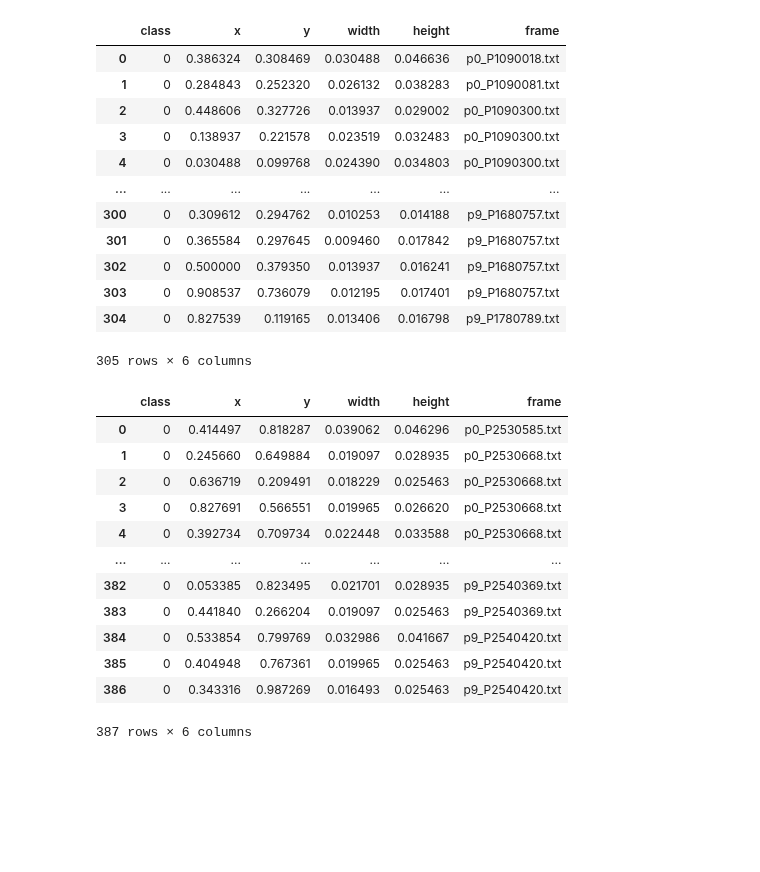
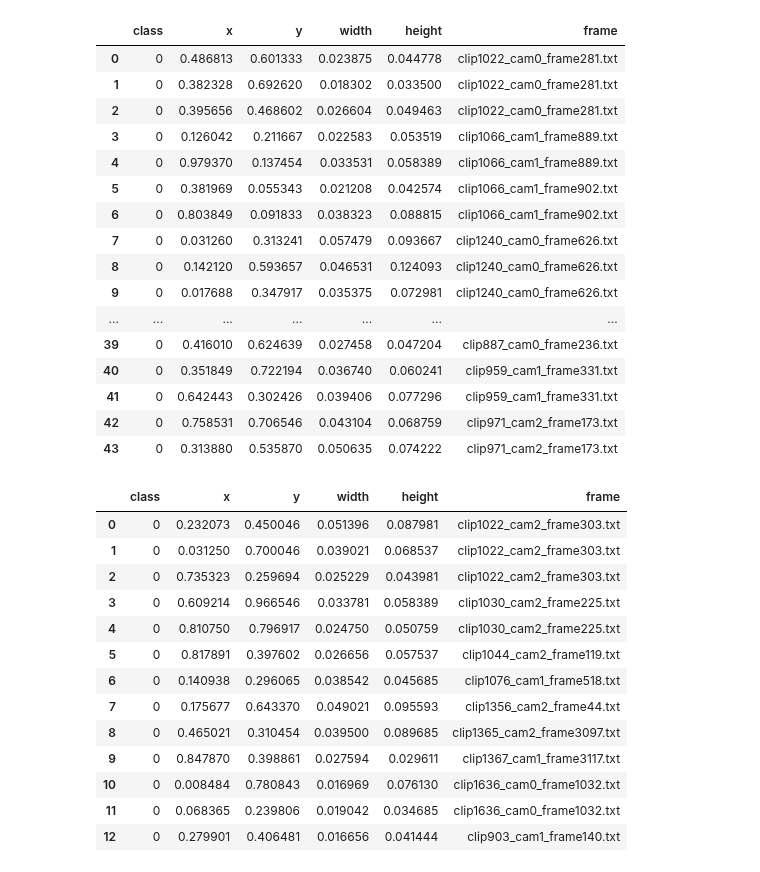
Before and after one commit to UGA-BSAIL/self-supervised-learning, a Jupyter notebook: notebooks/representation_eval.ipynb, the cells around one changed output. Drawn from its saved outputs; the diff is of its cells as text; code cells hidden in the pictures; blank space fills up the shorter version.

```diff
--- a/notebooks/representation_eval.ipynb
+++ b/notebooks/representation_eval.ipynb
@@ -54,3 +43,11 @@ Model summary: 312 layers, 38047040 parameters, 38047040 gradients, 139.4 GFLOPs
+# %%
+# Aerial
+# TRAIN_SPLIT = "active_1"
+# TEST_SPLIT = "2018-08-22"
+
+# Ground
+TRAIN_SPLIT = "ssl_active_3"
+TEST_SPLIT = "ssl_active_2"
 # %%
 from pathlib import Path
 
@@ -94,32 +91,36 @@ image_reps, image_reps_low_dim = extract_image_reps_dir(image_dir)
 # %%
 # Load flower counts.
 import pandas as pd
 
-labels_dir = dataset_path / "active_1" / "labels"
+labels_dir = dataset_path / TRAIN_SPLIT / "labels"
 all_labels = []
 labels_list = sorted(list(labels_dir.iterdir()))
 # labels_list = [labels_list[i] for i in indices]
 for labels_path in labels_list:
     frame_labels = pd.read_csv(labels_path, sep=" ", names=["class", "x", "y", "width", "height"])
     frame_labels["frame"] = labels_path.name
     all_labels.append(frame_labels)
 
 all_labels = pd.concat(all_labels, ignore_index=True)
 all_labels
 # %% [output]
 |  | class | x | y | width | height | frame |
-| 0 | 0 | 0.386324 | 0.308469 | 0.030488 | 0.046636 | p0_P1090018.txt |
-| 1 | 0 | 0.284843 | 0.252320 | 0.026132 | 0.038283 | p0_P1090081.txt |
-| 2 | 0 | 0.448606 | 0.327726 | 0.013937 | 0.029002 | p0_P1090300.txt |
-| 3 | 0 | 0.138937 | 0.221578 | 0.023519 | 0.032483 | p0_P1090300.txt |
-| 4 | 0 | 0.030488 | 0.099768 | 0.024390 | 0.034803 | p0_P1090300.txt |
+| 0 | 0 | 0.486813 | 0.601333 | 0.023875 | 0.044778 | clip1022_cam0_frame281.txt |
+| 1 | 0 | 0.382328 | 0.692620 | 0.018302 | 0.033500 | clip1022_cam0_frame281.txt |
+| 2 | 0 | 0.395656 | 0.468602 | 0.026604 | 0.049463 | clip1022_cam0_frame281.txt |
+| 3 | 0 | 0.126042 | 0.211667 | 0.022583 | 0.053519 | clip1066_cam1_frame889.txt |
+| 4 | 0 | 0.979370 | 0.137454 | 0.033531 | 0.058389 | clip1066_cam1_frame889.txt |
+| 5 | 0 | 0.381969 | 0.055343 | 0.021208 | 0.042574 | clip1066_cam1_frame902.txt |
+| 6 | 0 | 0.803849 | 0.091833 | 0.038323 | 0.088815 | clip1066_cam1_frame902.txt |
+| 7 | 0 | 0.031260 | 0.313241 | 0.057479 | 0.093667 | clip1240_cam0_frame626.txt |
+| 8 | 0 | 0.142120 | 0.593657 | 0.046531 | 0.124093 | clip1240_cam0_frame626.txt |
+| 9 | 0 | 0.017688 | 0.347917 | 0.035375 | 0.072981 | clip1240_cam0_frame626.txt |
 | ... | ... | ... | ... | ... | ... | ... |
-| 300 | 0 | 0.309612 | 0.294762 | 0.010253 | 0.014188 | p9_P1680757.txt |
-| 301 | 0 | 0.365584 | 0.297645 | 0.009460 | 0.017842 | p9_P1680757.txt |
-| 302 | 0 | 0.500000 | 0.379350 | 0.013937 | 0.016241 | p9_P1680757.txt |
-| 303 | 0 | 0.908537 | 0.736079 | 0.012195 | 0.017401 | p9_P1680757.txt |
-| 304 | 0 | 0.827539 | 0.119165 | 0.013406 | 0.016798 | p9_P1780789.txt |
+| 39 | 0 | 0.416010 | 0.624639 | 0.027458 | 0.047204 | clip887_cam0_frame236.txt |
+| 40 | 0 | 0.351849 | 0.722194 | 0.036740 | 0.060241 | clip959_cam1_frame331.txt |
+| 41 | 0 | 0.642443 | 0.302426 | 0.039406 | 0.077296 | clip959_cam1_frame331.txt |
+| 42 | 0 | 0.758531 | 0.706546 | 0.043104 | 0.068759 | clip971_cam2_frame173.txt |
+| 43 | 0 | 0.313880 | 0.535870 | 0.050635 | 0.074222 | clip971_cam2_frame173.txt |
-305 rows × 6 columns
 # %%
 import numpy as np
 
@@ -136,7 +137,7 @@ test_image_dir = dataset_path / "2018-08-22" / "images"
 
 test_image_reps, test_image_reps_low_dim = extract_image_reps_dir(test_image_dir)
 # %%
-test_labels_dir = dataset_path / "2018-08-22" / "labels"
+test_labels_dir = dataset_path / TEST_SPLIT / "labels"
 all_labels_test = []
 labels_list = sorted(list(test_labels_dir.iterdir()))
 for labels_path in labels_list:
@@ -148,18 +149,19 @@ all_labels_test = pd.concat(all_labels_test, ignore_index=True)
 all_labels_test
 # %% [output]
 |  | class | x | y | width | height | frame |
-| 0 | 0 | 0.414497 | 0.818287 | 0.039062 | 0.046296 | p0_P2530585.txt |
-| 1 | 0 | 0.245660 | 0.649884 | 0.019097 | 0.028935 | p0_P2530668.txt |
-| 2 | 0 | 0.636719 | 0.209491 | 0.018229 | 0.025463 | p0_P2530668.txt |
-| 3 | 0 | 0.827691 | 0.566551 | 0.019965 | 0.026620 | p0_P2530668.txt |
-| 4 | 0 | 0.392734 | 0.709734 | 0.022448 | 0.033588 | p0_P2530668.txt |
-| ... | ... | ... | ... | ... | ... | ... |
-| 382 | 0 | 0.053385 | 0.823495 | 0.021701 | 0.028935 | p9_P2540369.txt |
-| 383 | 0 | 0.441840 | 0.266204 | 0.019097 | 0.025463 | p9_P2540369.txt |
-| 384 | 0 | 0.533854 | 0.799769 | 0.032986 | 0.041667 | p9_P2540420.txt |
-| 385 | 0 | 0.404948 | 0.767361 | 0.019965 | 0.025463 | p9_P2540420.txt |
-| 386 | 0 | 0.343316 | 0.987269 | 0.016493 | 0.025463 | p9_P2540420.txt |
+| 0 | 0 | 0.232073 | 0.450046 | 0.051396 | 0.087981 | clip1022_cam2_frame303.txt |
+| 1 | 0 | 0.031250 | 0.700046 | 0.039021 | 0.068537 | clip1022_cam2_frame303.txt |
+| 2 | 0 | 0.735323 | 0.259694 | 0.025229 | 0.043981 | clip1022_cam2_frame303.txt |
+| 3 | 0 | 0.609214 | 0.966546 | 0.033781 | 0.058389 | clip1030_cam2_frame225.txt |
+| 4 | 0 | 0.810750 | 0.796917 | 0.024750 | 0.050759 | clip1030_cam2_frame225.txt |
+| 5 | 0 | 0.817891 | 0.397602 | 0.026656 | 0.057537 | clip1044_cam2_frame119.txt |
+| 6 | 0 | 0.140938 | 0.296065 | 0.038542 | 0.045685 | clip1076_cam1_frame518.txt |
+| 7 | 0 | 0.175677 | 0.643370 | 0.049021 | 0.095593 | clip1356_cam2_frame44.txt |
+| 8 | 0 | 0.465021 | 0.310454 | 0.039500 | 0.089685 | clip1365_cam2_frame3097.txt |
+| 9 | 0 | 0.847870 | 0.398861 | 0.027594 | 0.029611 | clip1367_cam1_frame3117.txt |
+| 10 | 0 | 0.008484 | 0.780843 | 0.016969 | 0.076130 | clip1636_cam0_frame1032.txt |
+| 11 | 0 | 0.068365 | 0.239806 | 0.019042 | 0.034685 | clip1636_cam0_frame1032.txt |
+| 12 | 0 | 0.279901 | 0.406481 | 0.016656 | 0.041444 | clip903_cam1_frame140.txt |
-387 rows × 6 columns
 # %%
 # Create flower counts.
 test_flower_counts = []
```
Also changed, not shown: parts of 10 cells of this notebook, 4 other files.
